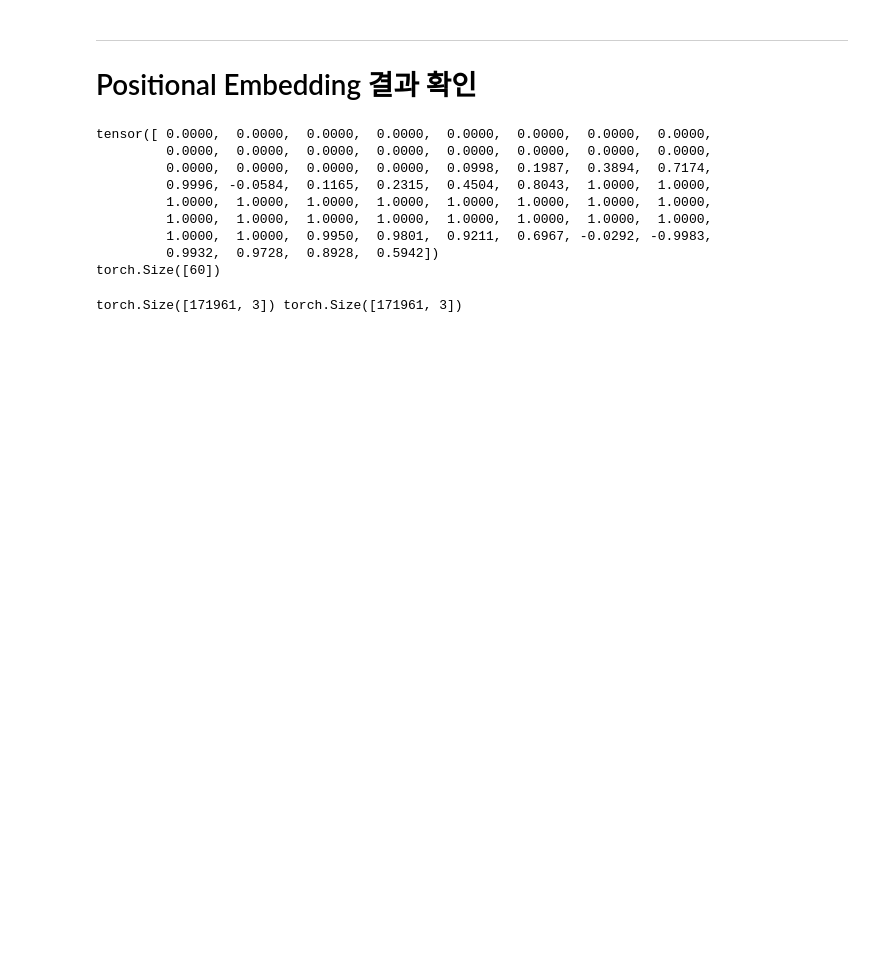
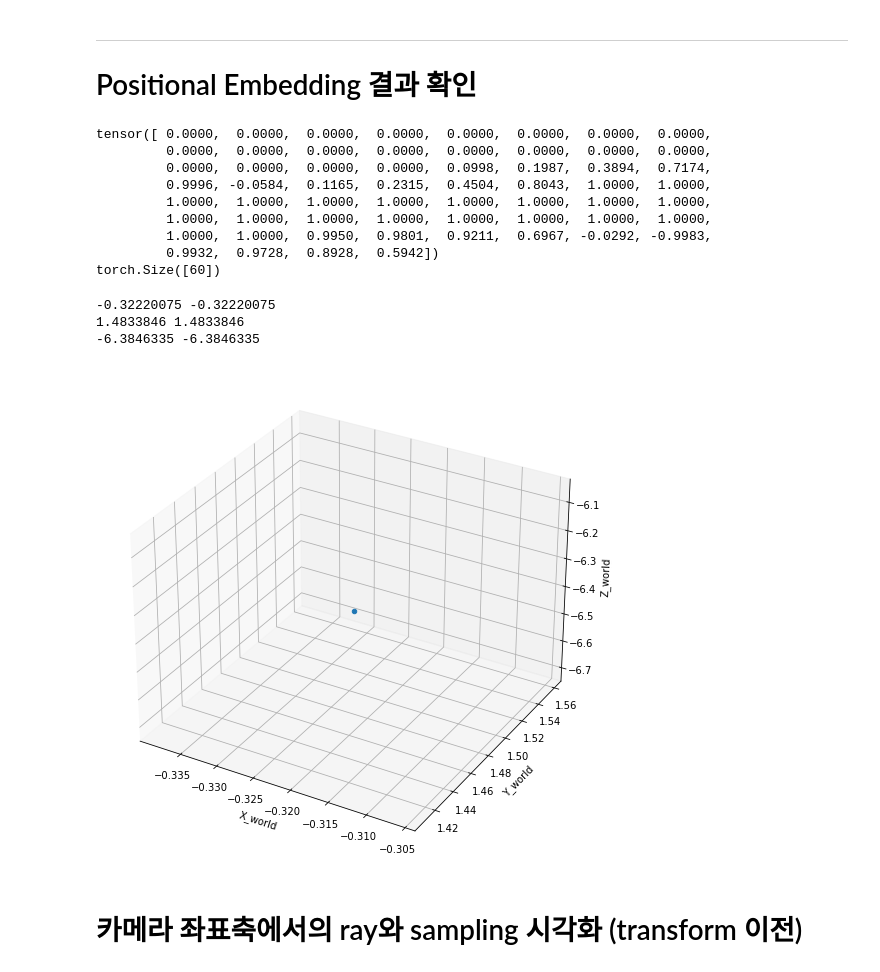
Before and after one commit to nogoing/CameraOptim, a Jupyter notebook: test_notebook.ipynb, the cells around one changed output. Saved outputs shown, nothing was run; the diff lists cells and outputs as text; code cells hidden in the pictures; blank space fills up the shorter version.

Commit message:
ray direction transform 확인

```diff
--- a/test_notebook.ipynb
+++ b/test_notebook.ipynb
@@ -689,7 +349,32 @@ print(rays_o.shape, rays_d.shape)
-# %%
-ray_d = rays_d.clone()
-ray_o = rays_o.clone()
-
-print(ray_d.shape, ray_o.shape)
-# %% [output]
-torch.Size([171961, 3]) torch.Size([171961, 3])
+# %%
+plt.figure(figsize=(16, 9))
+ax = plt.axes(projection='3d')
+ax.set_xlabel("X_world")
+ax.set_ylabel("Y_world")
+ax.set_zlabel("Z_world")
+# ax.set_xlim3d(-1, 1)
+# ax.set_ylim3d(-1, 1)
+# ax.set_zlim3d(-1, 1)
+
+# Data for three-dimensional scattered points
+xs = []
+ys = []
+zs = []
+
+for i, seq_c2w in enumerate(seq_c2ws):
+    if (i == 0):
+        x, y, z = seq_c2w[:3, 3].numpy()
+        xs.append(x)
+        ys.append(y)
+        zs.append(z)
+
+        ax.scatter3D(x, y, z, cmap='Greens')
+
+print(max(xs), min(xs))
+print(max(ys), min(ys))
+print(max(zs), min(zs))
+# %% [output]
+-0.32220075 -0.32220075
+1.4833846 1.4833846
+-6.3846335 -6.3846335
+[figure, added]
@@ -695,0 +396,2 @@ torch.Size([171961, 3]) torch.Size([171961, 3])
+# %% [markdown]
+# 카메라 좌표축에서의 ray와 sampling 시각화 (transform 이전)
```
Also changed, not shown: parts of 39 cells of this notebook, 1 other file.
